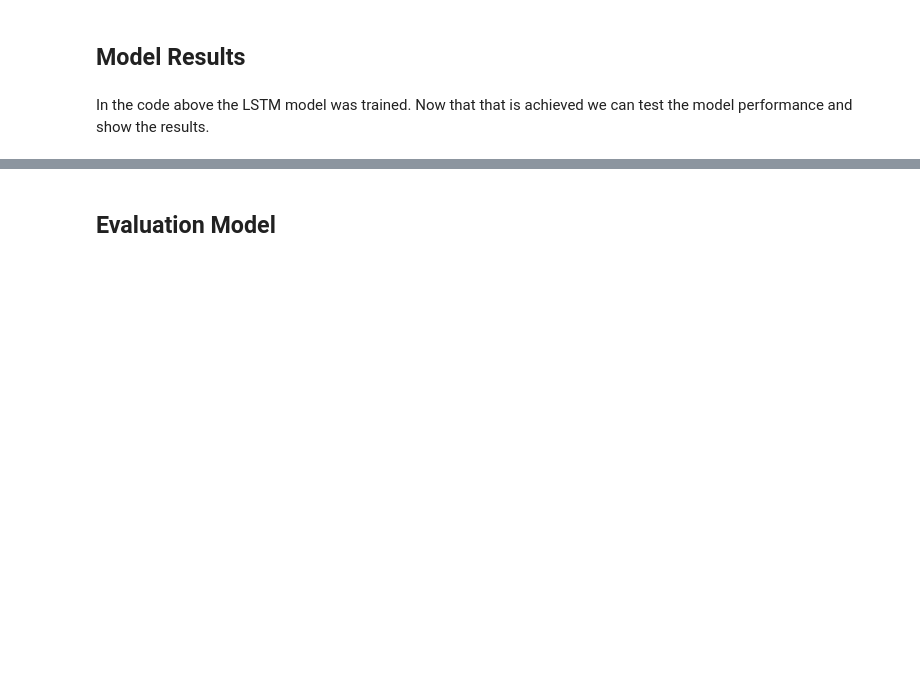
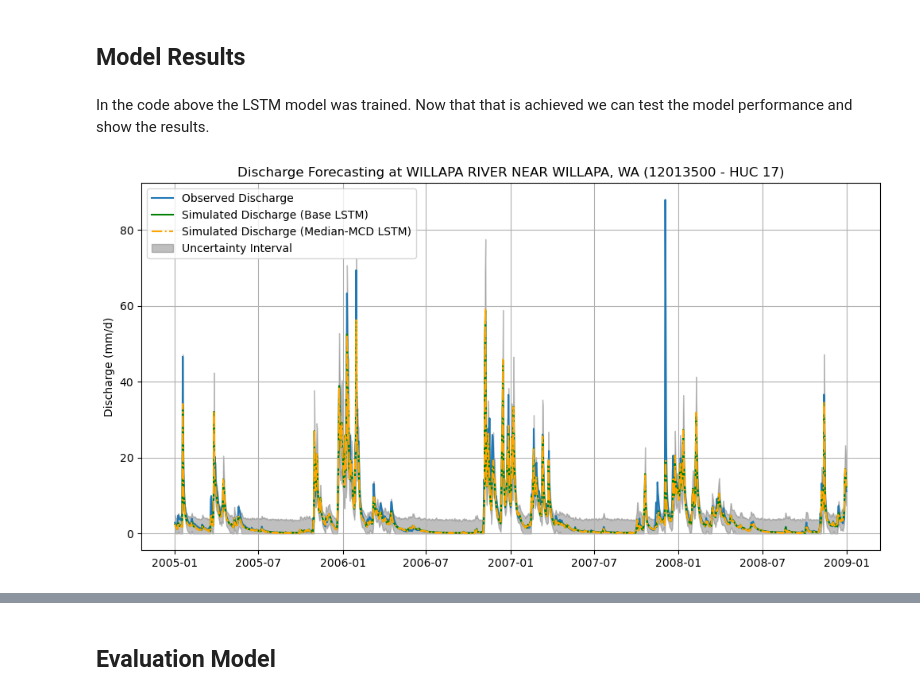
Before and after one commit to dwiva5/HBV-Team, a Jupyter notebook: Project-Run/Layout_text_images.ipynb, the cells around one changed output, grey strips where cells are left out. Drawn from its saved outputs; the diff is of its cells as text; code cells hidden in the pictures; blank space fills up the shorter version.

```diff
--- a/Project-Run/Layout_text_images.ipynb
+++ b/Project-Run/Layout_text_images.ipynb
@@ -217,0 +230,48 @@ In the code above the LSTM model was trained. Now that that is achieved we can t
+# %%
+# Open model test results from mcd model
+run_dir2= Path("Test model results/MCD Model/HUC_17_dr_04.p")
+with open(run_dir2, "rb") as fp:
+    results2 = pickle.load(fp)
+
+# Clipping the results time step until 31-12-2008 and add mean and median var per basin
+for key in results2.keys():
+    # For each dataset in the dictionary
+    dataset = results2[key]['1D']['xr']  # Adjust this path based on your dict structure
+    dataset['QObs(mm/d)_sim_mean'] = dataset['QObs(mm/d)_sim'].mean(dim='samples')
+    dataset['QObs(mm/d)_sim_median'] = dataset['QObs(mm/d)_sim'].median(dim='samples')
+    # Select data up to and including 31st December 2008
+    results2[key]['1D']['xr'] = dataset.sel(date=slice(None, '2008-12-31'))
+# %%
+# extract observations and simulations
+qobs = results['12013500']['1D']['xr']['QObs(mm/d)_obs']
+qsim = results['12013500']['1D']['xr']['QObs(mm/d)_sim']
+qsim1a = results2['12013500']['1D']['xr']['QObs(mm/d)_sim_median']
+qsim1b = results2['12013500']['1D']['xr']['QObs(mm/d)_sim']
+qsim1b = qsim1b.values.swapaxes(0, 2).squeeze()
+lb, ub = metrics.calculate_prediction_intervals(qsim1b, percentile=95)
+
+# Create the plot
+plt.figure(figsize=(12, 6))
+
+# Plot observed and simulated data
+plt.plot(qobs['date'], qobs, label='Observed Discharge')
+plt.plot(qsim['date'], qsim, label='Simulated Discharge (Base LSTM)', color='green')
+plt.plot(qsim1a['date'], qsim1a, label='Simulated Discharge (Median-MCD LSTM)', linestyle='-.',color='orange')
+plt.fill_between(qsim1a['date'], lb, ub, color='gray', alpha=0.5, label='Uncertainty Interval')
+
+
+
+# Set labels and title
+plt.ylabel("Discharge (mm/d)")
+plt.title(f"Discharge Forecasting at WILLAPA RIVER NEAR WILLAPA, WA (12013500 - HUC 17)")
+
+# Add a legend
+plt.legend()
+
+# Add grid and set the y-axis limit
+plt.grid()
+
+# Show the plot
+plt.show()
+# %% [output]
+[figure, added]
```
Also changed, not shown: parts of 6 cells of this notebook.
